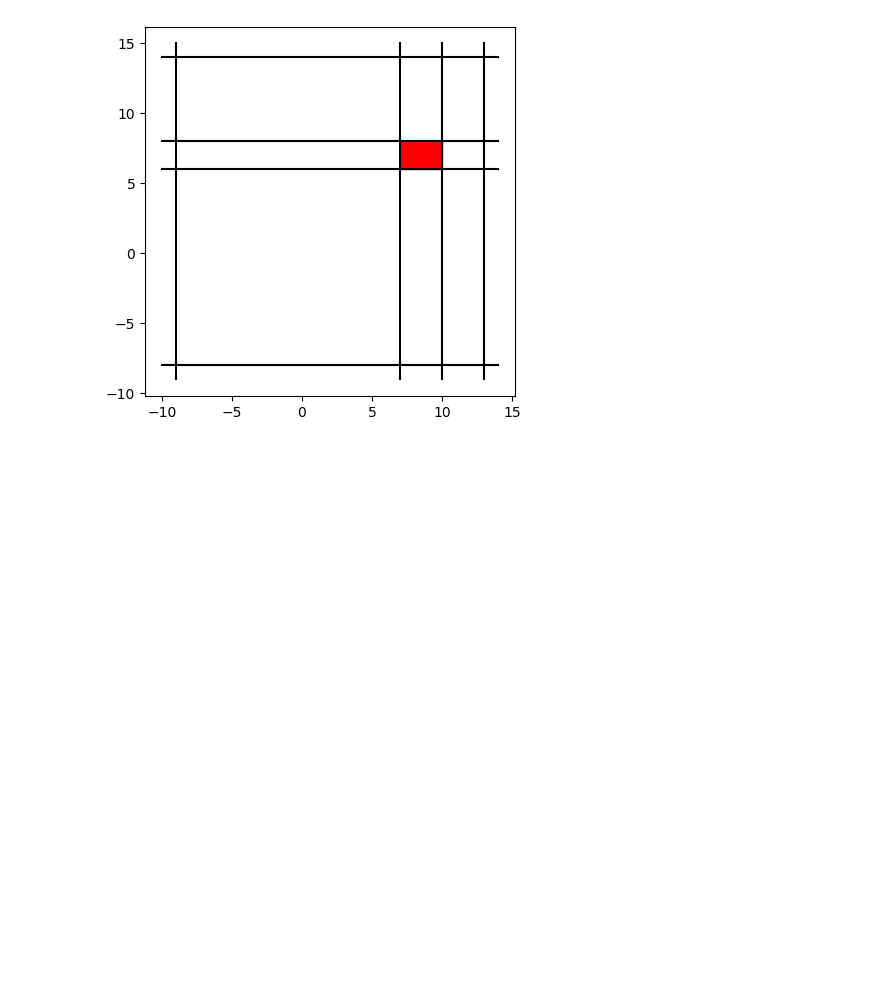
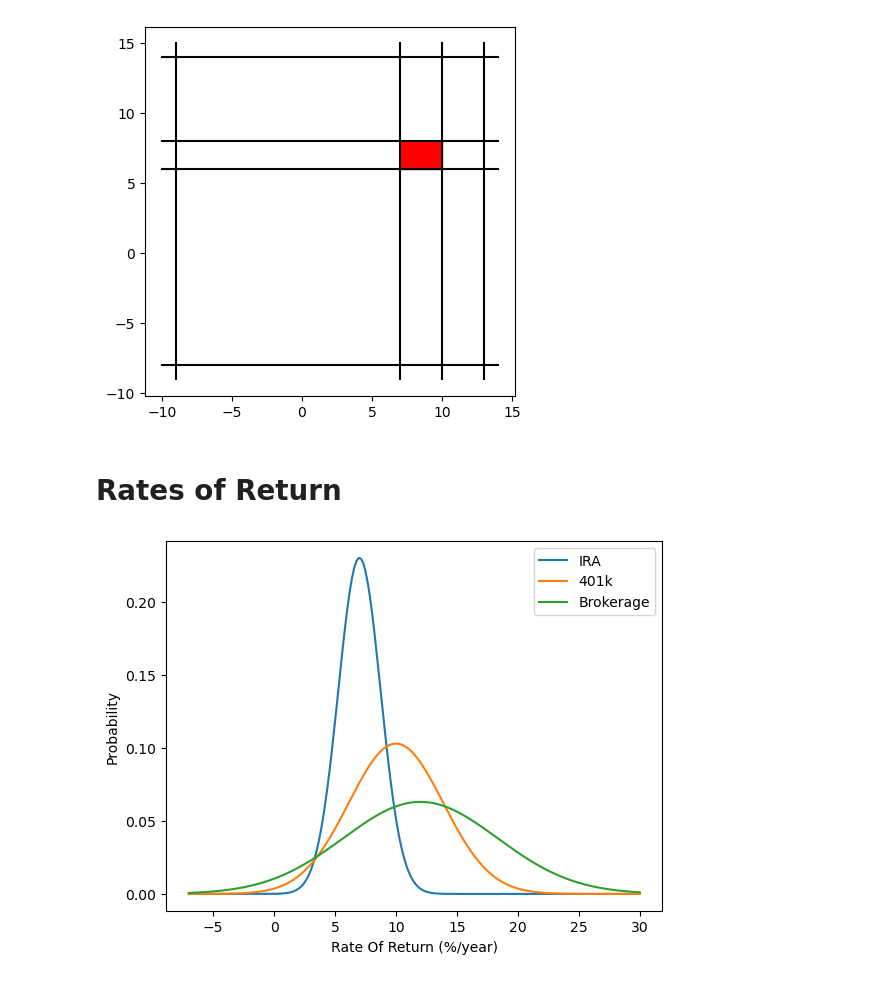
Before and after one commit to NathanDavisBarrett/ComputationalDecisionMakingCourse, a Jupyter notebook: 04_ModelingTechniques/FigureGeneration.ipynb, the cells around one changed output. Cells and saved outputs as stored; diff of their text form; code cells hidden in the pictures; blank space fills up the shorter version.

```diff
--- a/04_ModelingTechniques/FigureGeneration.ipynb
+++ b/04_ModelingTechniques/FigureGeneration.ipynb
@@ -419,3 +419,37 @@ def PlotY(y1):
 PlotY(0)
 # %% [output]
 [figure]
+# %% [markdown]
+# Rates of Return
+# %%
+import scipy.stats as stats
+
+fig,ax = plt.subplots(1,1)
+
+
+
+mu = 7
+variance = 3
+sigma = np.sqrt(variance)
+x = np.linspace(-7, 30, 200)
+ax.plot(x, stats.norm.pdf(x, mu, sigma),label="IRA")
+
+mu = 10
+variance = 15
+sigma = np.sqrt(variance)
+x = np.linspace(-7, 30, 200)
+ax.plot(x, stats.norm.pdf(x, mu, sigma),label="401k")
+
+mu = 12
+variance = 40
+sigma = np.sqrt(variance)
+x = np.linspace(-7, 30, 200)
+ax.plot(x, stats.norm.pdf(x, mu, sigma),label="Brokerage")
+
+
+ax.set_xlabel("Rate Of Return (%/year)")
+ax.set_ylabel("Probability")
+ax.legend()
+fig.savefig("RateDistributions.png")
+# %% [output]
+[figure, added]
```
Also changed, not shown: 4 other files.
